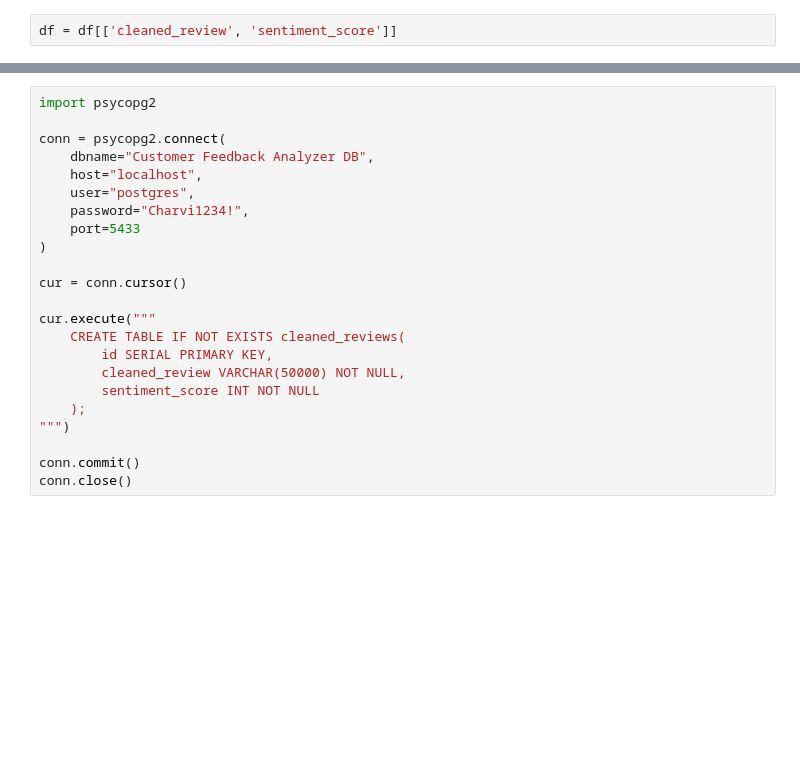
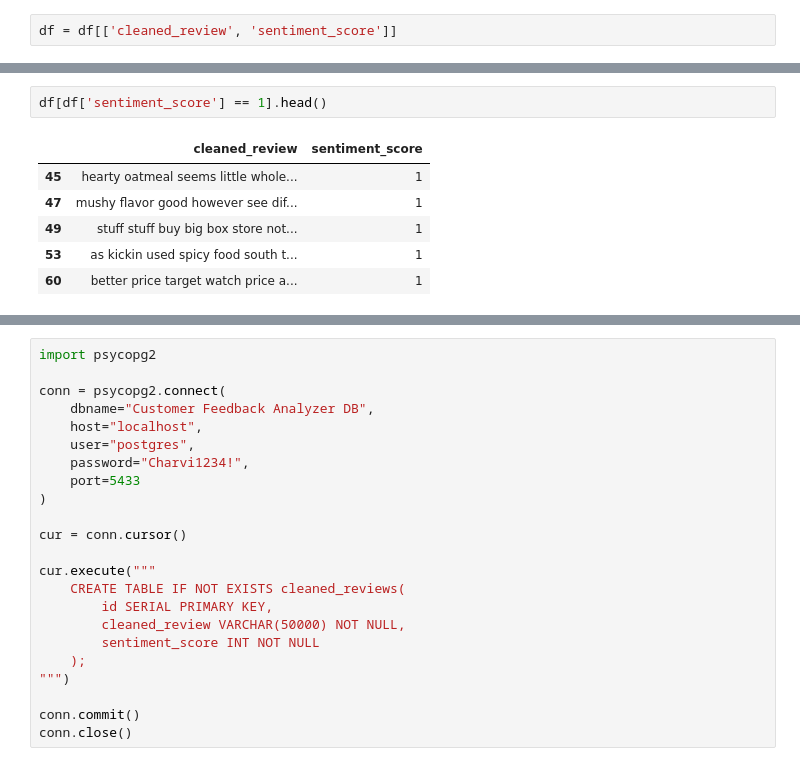
Before and after one commit to charvimaurya/Customer-Feedback-Analyzer, a Jupyter notebook: notebooks/customer_analyzer_preprocessing.ipynb, the cells around one changed output, grey strips where cells are left out. Cells and saved outputs as stored; diff of their text form; blank space fills up the shorter version.

```diff
--- a/notebooks/customer_analyzer_preprocessing.ipynb
+++ b/notebooks/customer_analyzer_preprocessing.ipynb
@@ -133,5 +133,14 @@ Data columns (total 2 columns):
 dtypes: int64(1), object(1)
 memory usage: 8.7+ MB
+# %%
+df[df['sentiment_score'] == 1].head()
+# %% [output]
+|  | cleaned_review | sentiment_score |
+| 45 | hearty oatmeal seems little whole... | 1 |
+| 47 | mushy flavor good however see dif... | 1 |
+| 49 | stuff stuff buy big box store not... | 1 |
+| 53 | as kickin used spicy food south t... | 1 |
+| 60 | better price target watch price a... | 1 |
 # %%
 !pip install sqlalchemy psycopg2-binary
 # %% [output]
```
Also changed, not shown: parts of 11 cells of this notebook, 9 other files.
